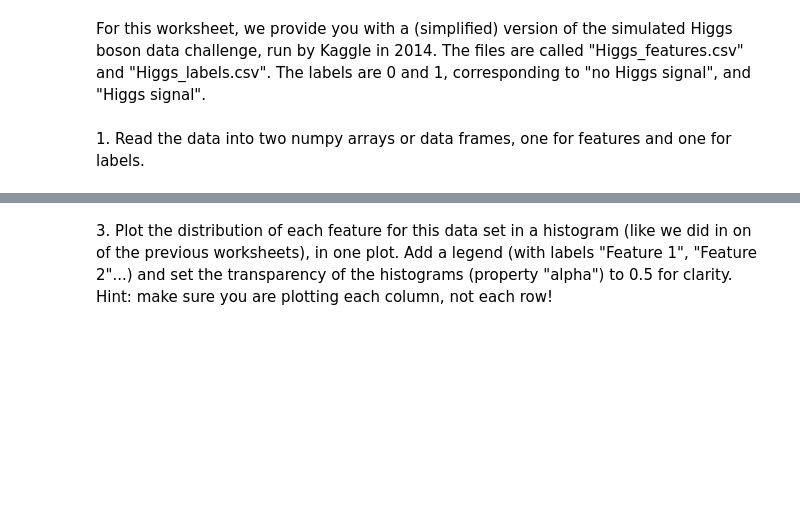
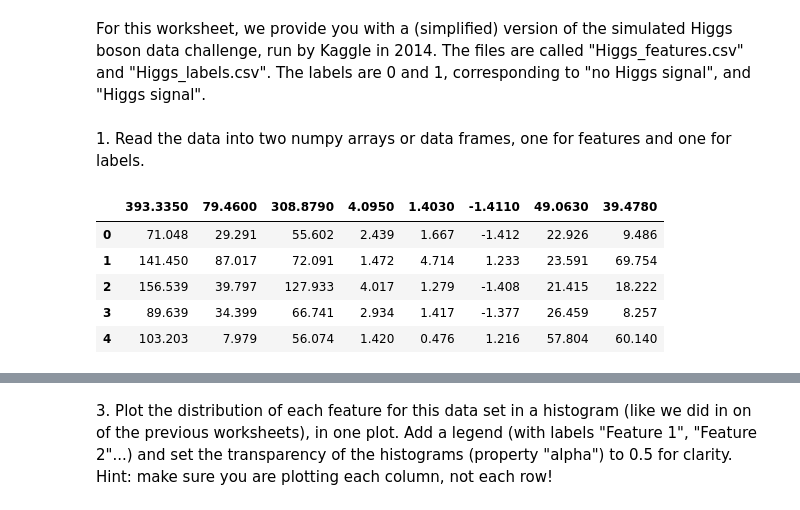
Before and after one commit to seoserang/phys255ml, a Jupyter notebook: 3 SVM and SVC/Assignment5/WS4_HiggsBoson_Optimization.ipynb, the cells around one changed output, grey strips where cells are left out. Saved outputs shown, nothing was run; the diff lists cells and outputs as text; code cells hidden in the pictures; blank space fills up the shorter version.

```diff
--- a/3 SVM and SVC/Assignment5/WS4_HiggsBoson_Optimization.ipynb
+++ b/3 SVM and SVC/Assignment5/WS4_HiggsBoson_Optimization.ipynb
@@ -12,0 +36,9 @@ For this worksheet, we provide you with a (simplified) version of the simulated
+# %%
+features0.head()
+# %% [output]
+|  | 393.3350 | 79.4600 | 308.8790 | 4.0950 | 1.4030 | -1.4110 | 49.0630 | 39.4780 |
+| 0 | 71.048 | 29.291 | 55.602 | 2.439 | 1.667 | -1.412 | 22.926 | 9.486 |
+| 1 | 141.450 | 87.017 | 72.091 | 1.472 | 4.714 | 1.233 | 23.591 | 69.754 |
+| 2 | 156.539 | 39.797 | 127.933 | 4.017 | 1.279 | -1.408 | 21.415 | 18.222 |
+| 3 | 89.639 | 34.399 | 66.741 | 2.934 | 1.417 | -1.377 | 26.459 | 8.257 |
+| 4 | 103.203 | 7.979 | 56.074 | 1.420 | 0.476 | 1.216 | 57.804 | 60.140 |
```
Also changed, not shown: parts of 16 cells of this notebook, 1 other file.
